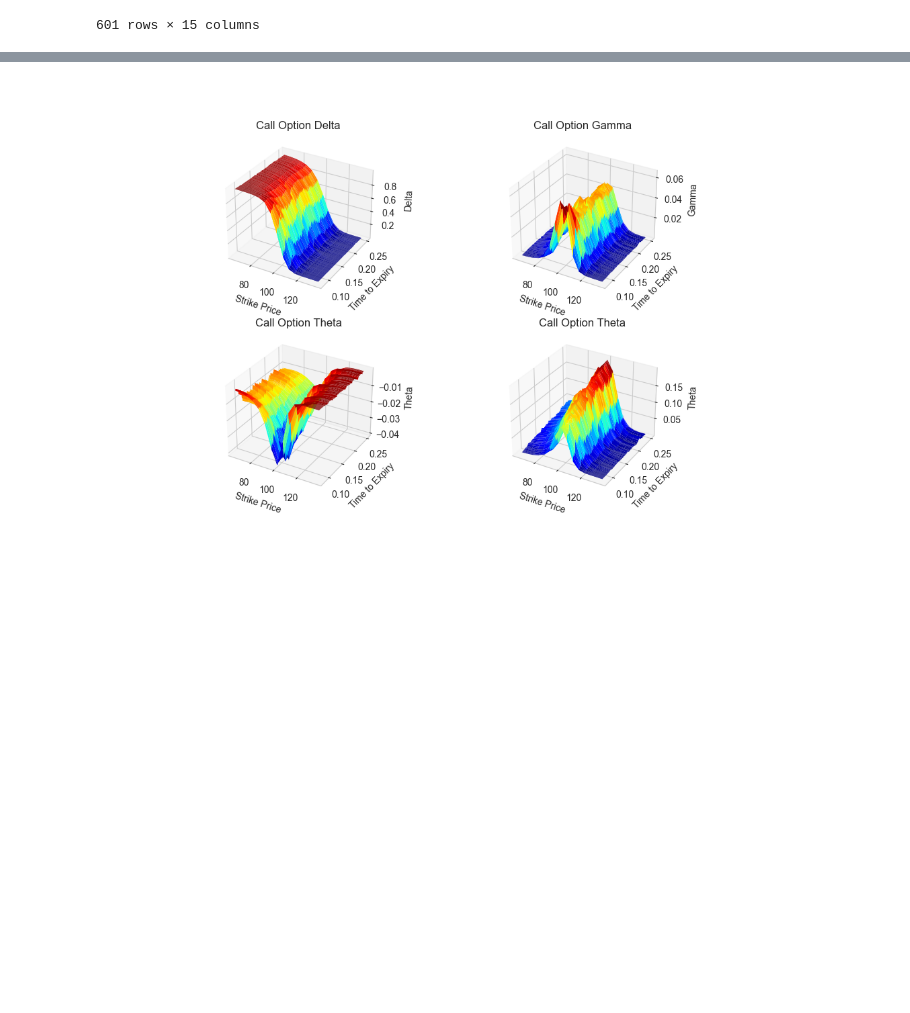
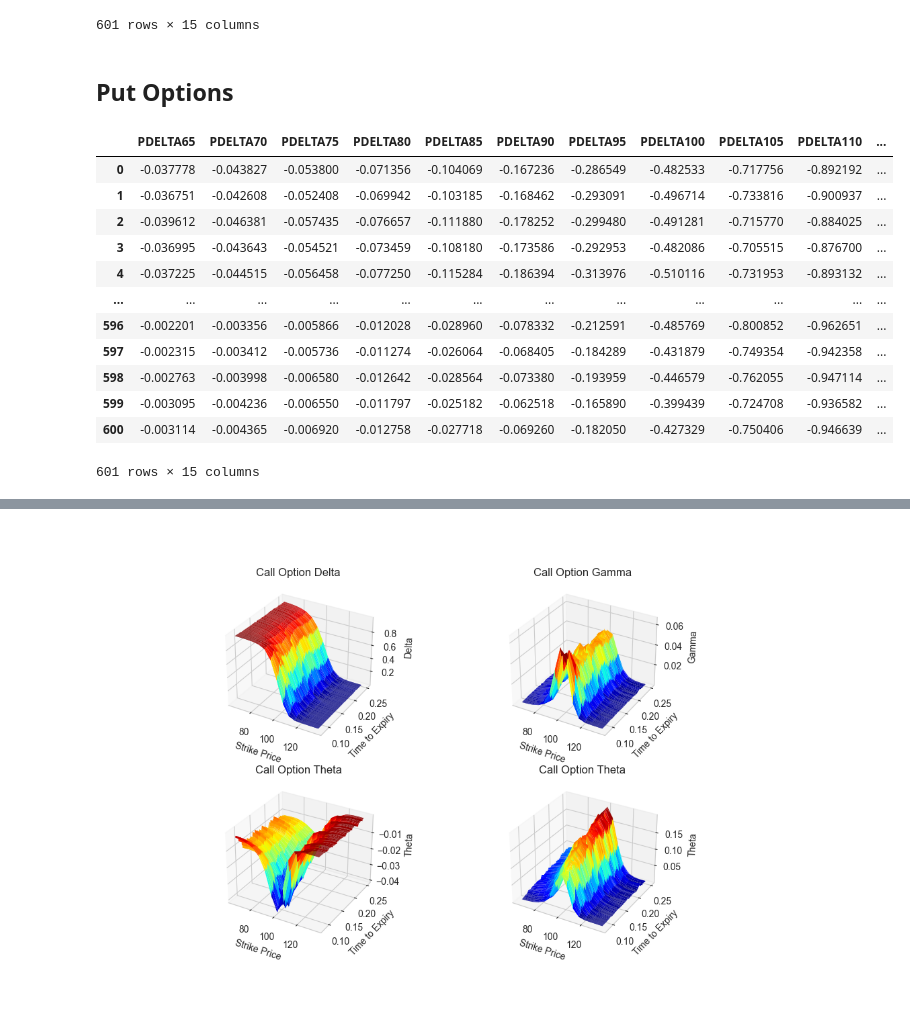
Before and after one commit to Ae-bii/uchicago-trading-2023, a Jupyter notebook: case2/analysis/understanding_train_data.ipynb, the cells around one changed output, grey strips where cells are left out. Cells and saved outputs as stored; diff of their text form; code cells hidden in the pictures; blank space fills up the shorter version.

```diff
--- a/case2/analysis/understanding_train_data.ipynb
+++ b/case2/analysis/understanding_train_data.ipynb
@@ -300,3 +302,5 @@ cvega_df
 | 599 | 0.002762 | 0.003662 | 0.005396 | 0.009033 | 0.017246 | 0.036050 | 0.072991 | 0.113219 | 0.097832 | 0.036442 | 0.006055 | ... |
 | 600 | 0.002761 | 0.003738 | 0.005629 | 0.009607 | 0.018571 | 0.038791 | 0.076970 | 0.114315 | 0.092469 | 0.031636 | 0.004744 | ... |
 601 rows × 15 columns
+# %% [markdown]
+## Put Options
@@ -302,0 +326,17 @@ cvega_df
+# %%
+pdelta_df = pd.DataFrame(pdelta, columns=[f'PDELTA{i}' for i in range(65,140,5)])
+pdelta_df
+# %% [output]
+|  | PDELTA65 | PDELTA70 | PDELTA75 | PDELTA80 | PDELTA85 | PDELTA90 | PDELTA95 | PDELTA100 | PDELTA105 | PDELTA110 | ... |
+| 0 | -0.037778 | -0.043827 | -0.053800 | -0.071356 | -0.104069 | -0.167236 | -0.286549 | -0.482533 | -0.717756 | -0.892192 | ... |
+| 1 | -0.036751 | -0.042608 | -0.052408 | -0.069942 | -0.103185 | -0.168462 | -0.293091 | -0.496714 | -0.733816 | -0.900937 | ... |
+| 2 | -0.039612 | -0.046381 | -0.057435 | -0.076657 | -0.111880 | -0.178252 | -0.299480 | -0.491281 | -0.715770 | -0.884025 | ... |
+| 3 | -0.036995 | -0.043643 | -0.054521 | -0.073459 | -0.108180 | -0.173586 | -0.292953 | -0.482086 | -0.705515 | -0.876700 | ... |
+| 4 | -0.037225 | -0.044515 | -0.056458 | -0.077250 | -0.115284 | -0.186394 | -0.313976 | -0.510116 | -0.731953 | -0.893132 | ... |
+| ... | ... | ... | ... | ... | ... | ... | ... | ... | ... | ... | ... |
+| 596 | -0.002201 | -0.003356 | -0.005866 | -0.012028 | -0.028960 | -0.078332 | -0.212591 | -0.485769 | -0.800852 | -0.962651 | ... |
+| 597 | -0.002315 | -0.003412 | -0.005736 | -0.011274 | -0.026064 | -0.068405 | -0.184289 | -0.431879 | -0.749354 | -0.942358 | ... |
+| 598 | -0.002763 | -0.003998 | -0.006580 | -0.012642 | -0.028564 | -0.073380 | -0.193959 | -0.446579 | -0.762055 | -0.947114 | ... |
+| 599 | -0.003095 | -0.004236 | -0.006550 | -0.011797 | -0.025182 | -0.062518 | -0.165890 | -0.399439 | -0.724708 | -0.936582 | ... |
+| 600 | -0.003114 | -0.004365 | -0.006920 | -0.012758 | -0.027718 | -0.069260 | -0.182050 | -0.427329 | -0.750406 | -0.946639 | ... |
+601 rows × 15 columns
```
Also changed, not shown: parts of 11 cells of this notebook.
